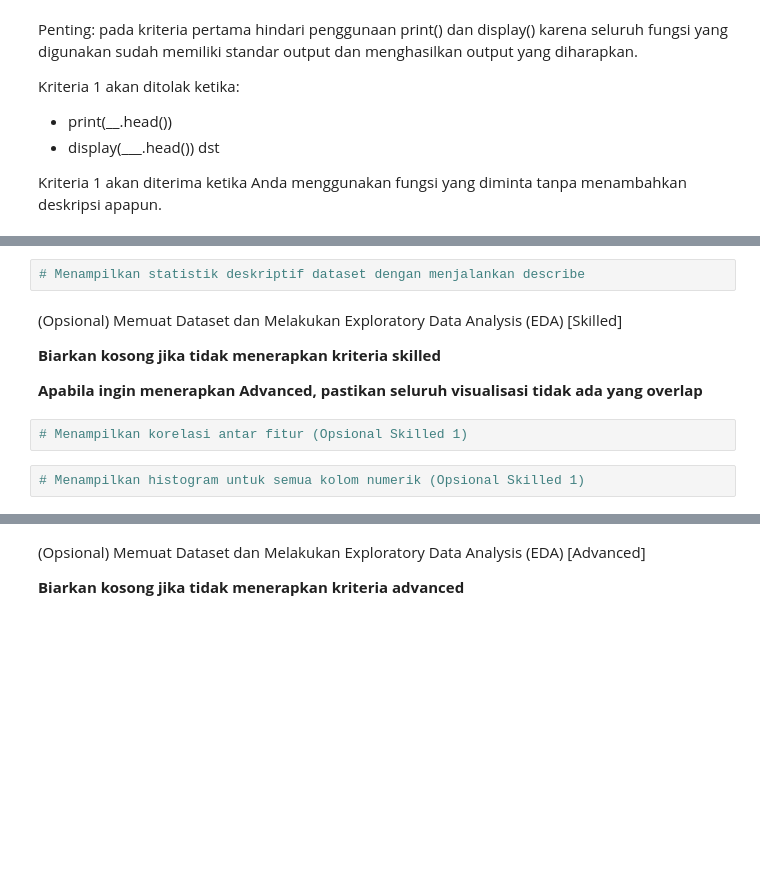
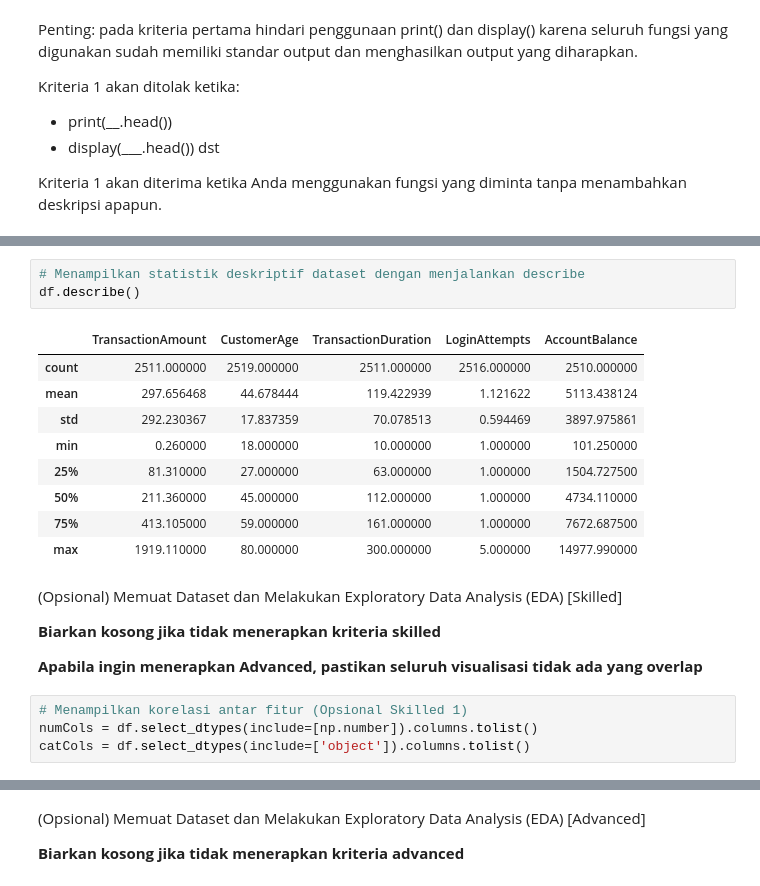
Before and after one commit to bluga404/ml-project-dicoding, a Jupyter notebook: [Clustering]_Submission_Akhir_BMLP_Walker_Valentinus_Simanjuntak.ipynb, the cells around one changed output, grey strips where cells are left out. Cells and saved outputs as stored; diff of their text form; blank space fills up the shorter version.

```diff
--- a/[Clustering]_Submission_Akhir_BMLP_Walker_Valentinus_Simanjuntak.ipynb
+++ b/[Clustering]_Submission_Akhir_BMLP_Walker_Valentinus_Simanjuntak.ipynb
@@ -73,5 +105,16 @@ Kriteria 1 akan diterima ketika Anda menggunakan fungsi yang diminta tanpa menam
 # %%
 # Menampilkan statistik deskriptif dataset dengan menjalankan describe
+df.describe()
+# %% [output]
+|  | TransactionAmount | CustomerAge | TransactionDuration | LoginAttempts | AccountBalance |
+| count | 2511.000000 | 2519.000000 | 2511.000000 | 2516.000000 | 2510.000000 |
+| mean | 297.656468 | 44.678444 | 119.422939 | 1.121622 | 5113.438124 |
+| std | 292.230367 | 17.837359 | 70.078513 | 0.594469 | 3897.975861 |
+| min | 0.260000 | 18.000000 | 10.000000 | 1.000000 | 101.250000 |
+| 25% | 81.310000 | 27.000000 | 63.000000 | 1.000000 | 1504.727500 |
+| 50% | 211.360000 | 45.000000 | 112.000000 | 1.000000 | 4734.110000 |
+| 75% | 413.105000 | 59.000000 | 161.000000 | 1.000000 | 7672.687500 |
+| max | 1919.110000 | 80.000000 | 300.000000 | 5.000000 | 14977.990000 |
 # %% [markdown]
 (Opsional) Memuat Dataset dan Melakukan Exploratory Data Analysis (EDA) [Skilled]
 
@@ -80,5 +123,5 @@ Kriteria 1 akan diterima ketika Anda menggunakan fungsi yang diminta tanpa menam
 **Apabila ingin menerapkan Advanced, pastikan seluruh visualisasi tidak ada yang overlap**
 # %%
 # Menampilkan korelasi antar fitur (Opsional Skilled 1)
+numCols = df.select_dtypes(include=[np.number]).columns.tolist()
+catCols = df.select_dtypes(include=['object']).columns.tolist()
-# %%
-# Menampilkan histogram untuk semua kolom numerik (Opsional Skilled 1)
```
Also changed, not shown: parts of 10 cells of this notebook, 2 other files.
